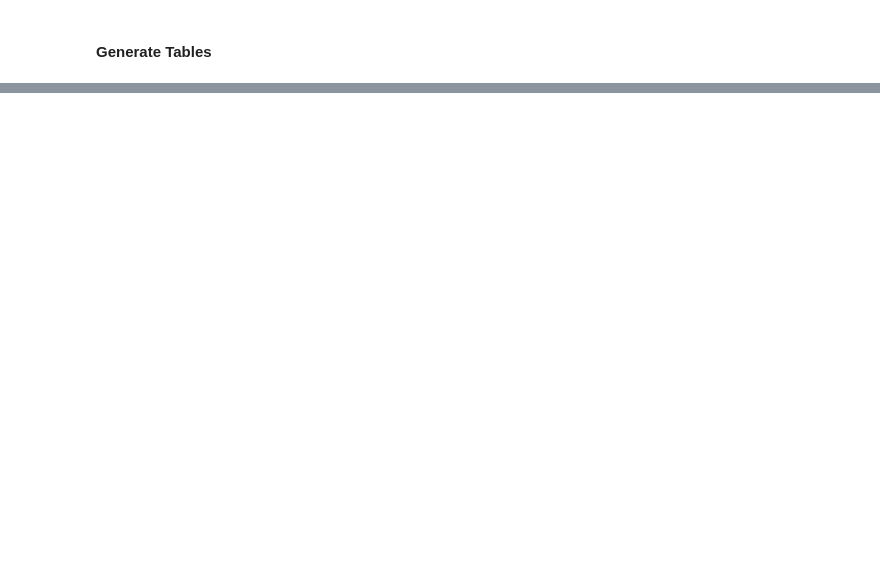
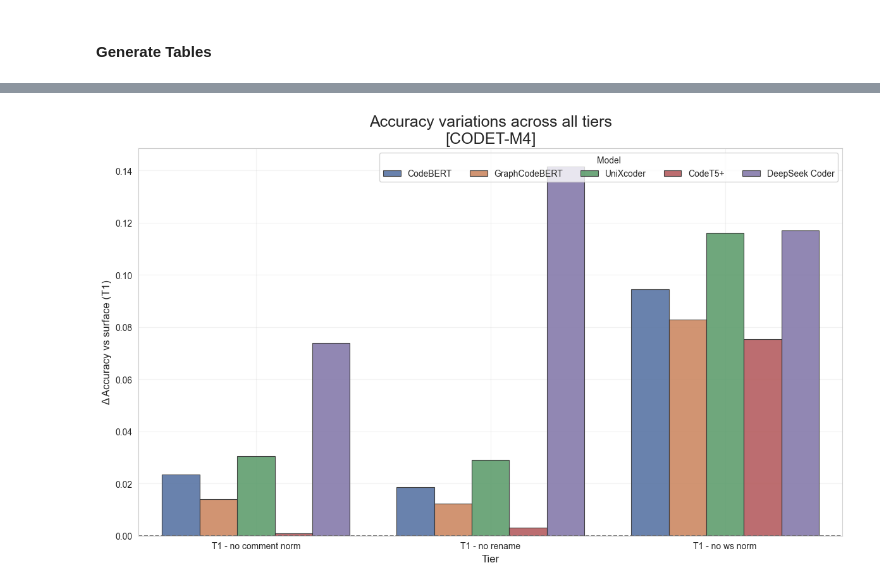
Before and after one commit to springfeld7/dt133g-thesis-project, a Jupyter notebook: notebooks/visualize_results.ipynb, the cells around one changed output, grey strips where cells are left out. Drawn from its saved outputs; the diff is of its cells as text; code cells hidden in the pictures; blank space fills up the shorter version.

```diff
--- a/notebooks/visualize_results.ipynb
+++ b/notebooks/visualize_results.ipynb
@@ -461,0 +487,81 @@ Saved: output/figures/droidcollection_line_dashboard.pdf
+# %%
+def plot_ablation_barplot(summary_df, tiers, baseline, models=ALL_MODELS, metrics=["accuracy", "macro_f1"]):
+    for metric in metrics:
+        fig, ax = plt.subplots(figsize=(12, 7.4))
+        x = np.arange(len(tiers))
+
+        plot_data = []
+        for model in models:
+            model_df: DataFrame = summary_df[summary_df["model_name"] == model]
+            model_df = model_df.groupby("tier").mean(numeric_only=True).reindex(tiers)
+            delta_col = f"{metric}_delta" if f"{metric}_delta" in model_df.columns else metric
+
+            for tier in tiers:
+                val = model_df.loc[tier, delta_col]
+                plot_data.append(
+                    {
+                        "tier": tier,
+                        "model_pretty": MODEL_LABELS[model],
+                        "delta": val if pd.notna(val) else 0.0,
+                    }
+                )
+
+        plot_df = pd.DataFrame(plot_data)
+        hue_order = [MODEL_LABELS[m] for m in models]
+        palette = {MODEL_LABELS[m]: MODEL_COLORS.get(m, "#333333") for m in models}
+
+        sns.barplot(
+            data=plot_df,
+            x="tier",
+            y="delta",
+            hue="model_pretty",
+            hue_order=hue_order,
+            order=tiers,
+            palette=palette,
+            ax=ax,
+            edgecolor="#333333",
+            linewidth=0.8,
+            alpha=0.9,
+        )
+
+        ax.axhline(0.0, color="#666666", linestyle="--", linewidth=1.2)
+        ds_name = f"[{DATASET_NAME.upper().replace('_', '-')}]"
+        ax.set_title(
+            f"{METRIC_LABELS[metric]} variations across all tiers\n{ds_name}",
+            fontsize=18,
+            fontweight="medium",
+        )
+        ax.set_xlabel("Tier", fontsize=12)
+        ax.set_ylabel(f"{METRIC_DELTA_LABELS[metric]} vs {TIER_LABELS[baseline]}", fontsize=12)
+
+        ax.set_xticks(x)
+        ax.set_xticklabels([format_tier_label(t) for t in tiers])
+        ax.grid(alpha=0.25)
+
+        handles, labels = ax.get_legend_handles_labels()
+        if handles:
+            ax.legend(
+                handles,
+                labels,
+                title="Model",
+                ncol=min(len(labels), 5),
+                frameon=True,
+                fontsize=10,
+            )
+
+        fig.tight_layout()
+        tier_name = "_".join(tiers[0].split("_")[:2])
+
+        save_figure(fig, f"{DATASET_NAME}_ablation_{metric}_{tier_name}")
+        plt.show()
+
+
+baseline = "tier_1"
+
+ablation_summary_df, abl_tiers = build_ablation_summary()
+raw_summary_df = build_metrics_summary(df_raw, tiers=np.array([baseline]))
+combined_df = pd.concat([raw_summary_df, ablation_summary_df], ignore_index=True)
+delta_summary_df = build_delta_summary(combined_df, baseline)
+
+plot_ablation_barplot(delta_summary_df, abl_tiers, baseline)
+# %% [output]
@@ -461,0 +569 @@ Saved: output/figures/droidcollection_line_dashboard.pdf
+[figure, added]
```
Also changed, not shown: parts of 24 cells of this notebook, 4 other files.
